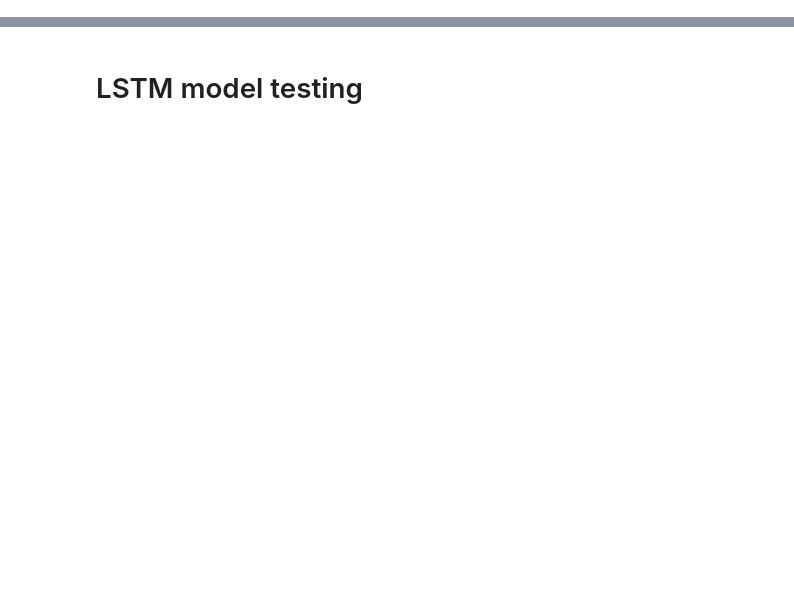
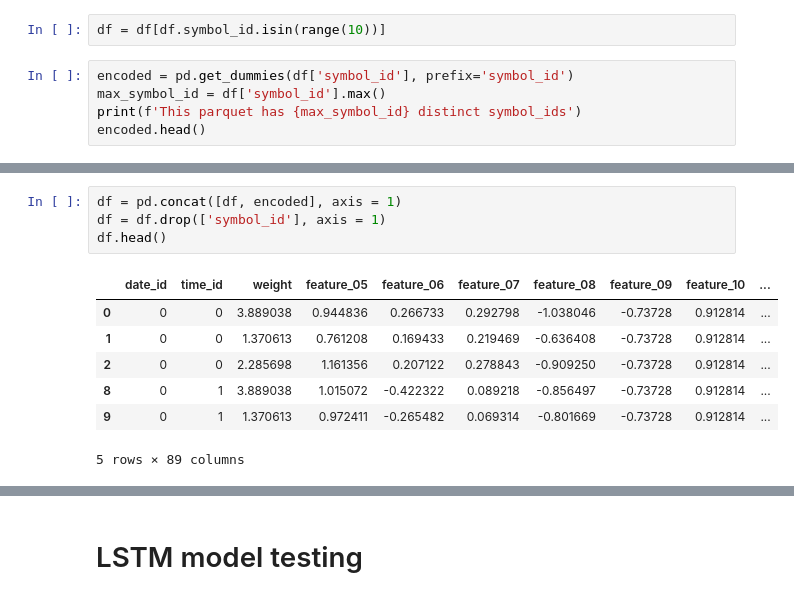
Before and after one commit to nkenny160/ecen-520-final-project, a Jupyter notebook: ecen520-LSTM.ipynb, the cells around one changed output, grey strips where cells are left out. Cells and saved outputs as stored; diff of their text form; blank space fills up the shorter version.

```diff
--- a/ecen520-LSTM.ipynb
+++ b/ecen520-LSTM.ipynb
@@ -110,0 +104,7 @@ test_df = df[df.Split == 'Test']
+# %%
+df = df[df.symbol_id.isin(range(10))]
+# %%
+encoded = pd.get_dummies(df['symbol_id'], prefix='symbol_id')
+max_symbol_id = df['symbol_id'].max()
+print(f'This parquet has {max_symbol_id} distinct symbol_ids')
+encoded.head()
@@ -110,0 +119,12 @@ test_df = df[df.Split == 'Test']
+# %%
+df = pd.concat([df, encoded], axis = 1)
+df = df.drop(['symbol_id'], axis = 1)
+df.head()
+# %% [output]
+|  | date_id | time_id | weight | feature_05 | feature_06 | feature_07 | feature_08 | feature_09 | feature_10 | ... |
+| 0 | 0 | 0 | 3.889038 | 0.944836 | 0.266733 | 0.292798 | -1.038046 | -0.73728 | 0.912814 | ... |
+| 1 | 0 | 0 | 1.370613 | 0.761208 | 0.169433 | 0.219469 | -0.636408 | -0.73728 | 0.912814 | ... |
+| 2 | 0 | 0 | 2.285698 | 1.161356 | 0.207122 | 0.278843 | -0.909250 | -0.73728 | 0.912814 | ... |
+| 8 | 0 | 1 | 3.889038 | 1.015072 | -0.422322 | 0.089218 | -0.856497 | -0.73728 | 0.912814 | ... |
+| 9 | 0 | 1 | 1.370613 | 0.972411 | -0.265482 | 0.069314 | -0.801669 | -0.73728 | 0.912814 | ... |
+5 rows × 89 columns
```
Also changed, not shown: parts of 12 cells of this notebook.
